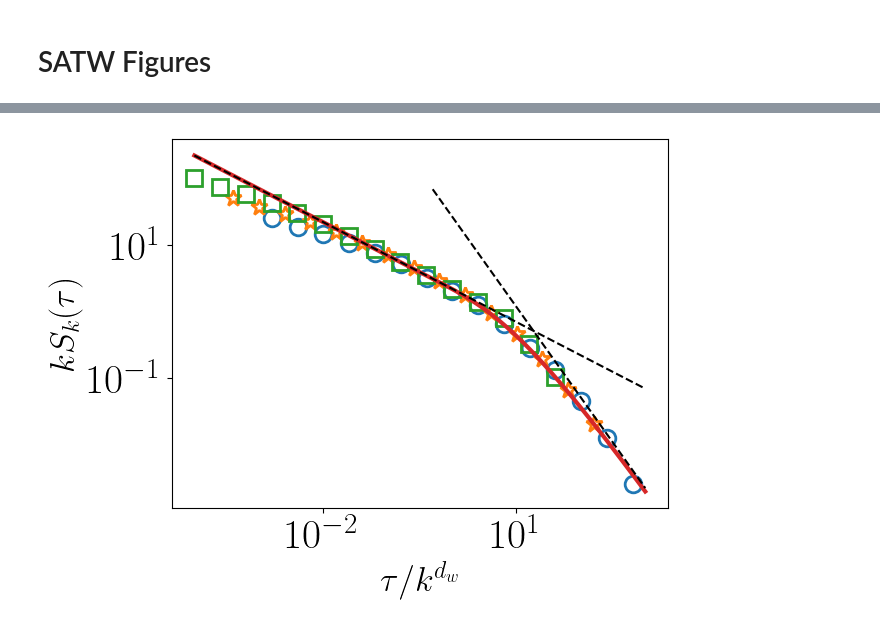
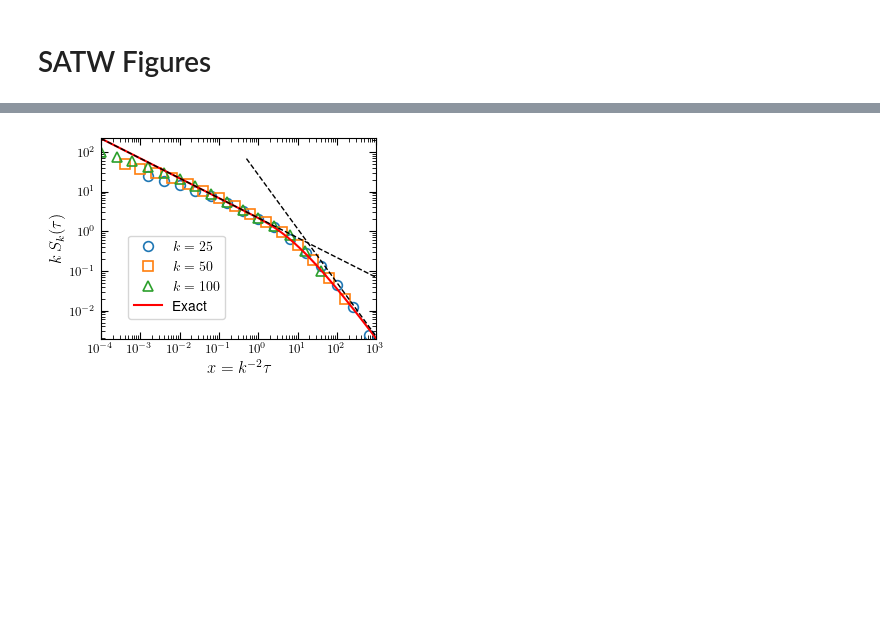
Before and after one commit to julien-bremont/records-satw, a Jupyter notebook: Figures Record.ipynb, the cells around one changed output, grey strips where cells are left out. Saved outputs shown, nothing was run; the diff lists cells and outputs as text; code cells hidden in the pictures; blank space fills up the shorter version.

```diff
--- a/Figures Record.ipynb
+++ b/Figures Record.ipynb
@@ -75,44 +103,72 @@ plt.show()
 # %%
-dw=2
+# --- Parameters ---
+dw = 2
 phi = np.e
-beta=-1
-theta=np.exp(-beta)/2
-i=0
-Marker=['o','*','s']
-fig,ax=plt.subplots(1,1)
+beta = -1
+theta = np.exp(-beta)/2
 
-for x0 in [25,50,100]:
-    Times=np.logspace(0,6,16)[:-1]
-    Ti=[]
-    for s in os.listdir('Data/SATRW_m1_1e6/'+str(x0)):
-        Ti+=list(np.load('Data/SATRW_m1_1e6/'+str(x0)+'/'+s))
-    print(len(Ti))
-    Ti=np.array(Ti)
-    Ti=Ti[Ti>0]
-    Sl=np.array([np.sum(Ti>=ti)/len(Ti) for ti in Times])
-    plt.plot(Times/x0**dw,x0*Sl,Marker[i],markersize=12,linestyle='',fillstyle='none',linewidth=20,markeredgewidth=2.0)
-    # if i==2:
-    #     Ti=np.logspace(0,7,10)
-    #     plt.plot(Ti/x0**dw,(Ti/Times[len(Times)//4])**(-1/dw)*Sl[len(Times)//4]*x0,'--r',linewidth=4)
-    # if i==0:
-    #     Ti=np.logspace(2,6,10)
-    #     plt.plot(Ti/x0**dw,(Ti/Times[len(Times)//4*3+2])**(-theta)*Sl[len(Times)//4*3+2]*x0,'--k',linewidth=4)
-    i+=1
+# --- PRL half-column size ---
+fig, ax = plt.subplots(figsize=(3.4, 2.6))
 
+markers = ['o', 's', '^']
+colors = ['C0', 'C1', 'C2']
+
+# --- Numerical data ---
+for i, x0 in enumerate([25, 50, 100]):
+    Times = np.logspace(0, 6, 16)[:-1]
+    Ti = []
+
+    for s in os.listdir(f'Data/SATRW_m1_1e6/{x0}'):
+        Ti += list(np.load(f'Data/SATRW_m1_1e6/{x0}/{s}'))
+
+    Ti = np.array(Ti)
+    Ti = Ti[Ti > 0]
+
+    Sl = np.array([np.sum(Ti >= ti) / len(Ti) for ti in Times])
+
+    ax.loglog(
+        Times / x0**dw,
+        x0 * Sl,
+        marker=markers[i],
+        linestyle='none',
+        markersize=7,
+        markerfacecolor='none',
+        markeredgewidth=1.2,
+        color=colors[i],
+        label=rf'$k={x0}$'
+    )
+
+# --- Theory ---
 s_th = np.loadtxt('Data/s-phiE.csv')
 tau_th = np.loadtxt('Data/tau-phiE.csv')
 
-plt.plot(tau_th,s_th,linewidth=3)
-asymp_largex = (2/tau_th)**(phi/2) * sp.gamma((1+phi)/2) / (np.sqrt(np.pi) * sp.beta(phi,phi))
+asymp_largex = (2/tau_th)**(phi/2) * sp.gamma((1+phi)/2) / \
+               (np.sqrt(np.pi) * sp.beta(phi,phi))
 asymp_smallx = phi * np.sqrt(2/np.pi/tau_th)
 
-plt.plot(tau_th[tau_th>.5], asymp_largex[tau_th>.5], '--k')
-plt.plot(tau_th, asymp_smallx, '--k')
-plt.xlabel(r'$\tau/k^{d_w}$',fontsize=25)
-plt.ylabel(r'$k S_k(\tau)$',fontsize=25)
-ax.loglog()
-#ax.get_xaxis().set_major_formatter(ticker.ScalarFormatter())
-plt.savefig('Figures/SATW_phie.pdf', dpi=600,bbox_inches='tight')
+ax.loglog(tau_th, s_th, 'r-', linewidth=1.5, label='Exact')
+ax.loglog(tau_th[tau_th > .5], asymp_largex[tau_th > .5],
+          'k--', linewidth=1)
+ax.loglog(tau_th, asymp_smallx,
+          'k--', linewidth=1)
 
+
+ax.tick_params(which='both', direction='in',
+               top=True, right=True,
+               labelsize=9)
+ax.tick_params(which='major', length=5)
+ax.tick_params(which='minor', length=3)
+
+# --- Labels ---
+ax.set_xlabel(r'$x=k^{-2}\tau$', fontsize=12)
+ax.set_ylabel(r'$k\,S_k(\tau)$', fontsize=12)
+
+plt.legend(fontsize=10,loc=(0.1,0.1))
+plt.tight_layout()
+
+ax.margins(x=0, y=0)  # removes internal padding
+plt.subplots_adjust(left=0.17, right=0.98, bottom=0.20, top=0.97)
+
+plt.savefig('Figures/SATW_phie.pdf')
 plt.show()
 # %% [output]
@@ -122 +175 @@ plt.show()
-[figure, old version]
+[figure, new version]
```
Also changed, not shown: parts of 3 cells of this notebook, 2 other files.
